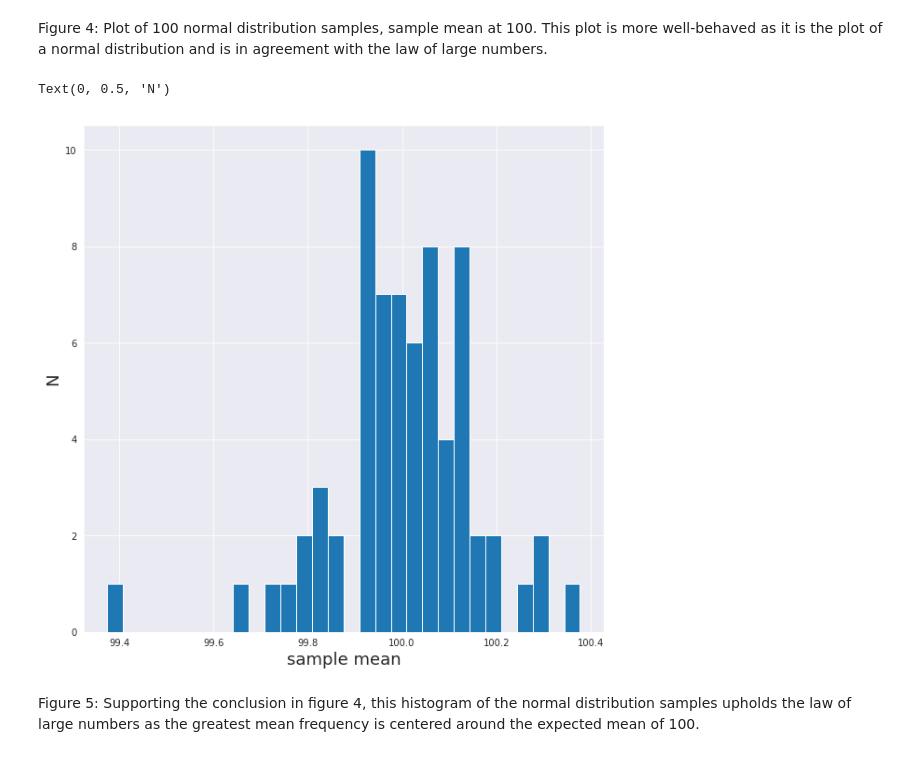
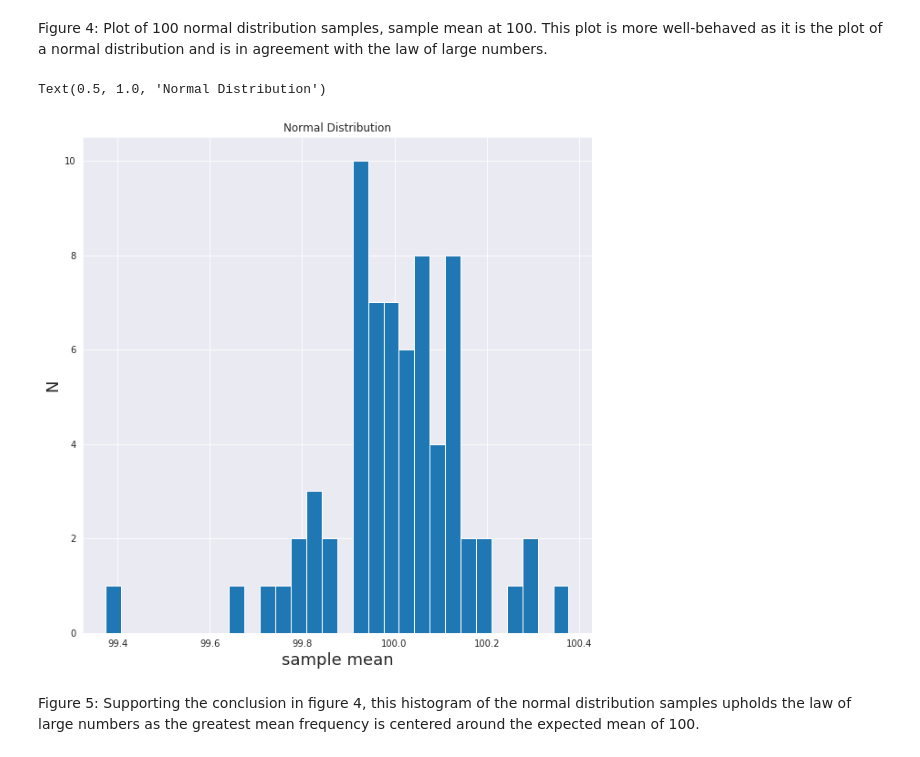
Before and after one commit to samuelmat/DSPS_tFessaras, a Jupyter notebook: HW2/DSPS_tFessaras_HW2_2.ipynb, the cells around one changed output. Cells and saved outputs as stored; diff of their text form; code cells hidden in the pictures.

```diff
--- a/HW2/DSPS_tFessaras_HW2_2.ipynb
+++ b/HW2/DSPS_tFessaras_HW2_2.ipynb
@@ -196,13 +196,14 @@ Figure 4: Plot of 100 normal distribution samples, sample mean at 100. This plot
 # %%
 allmeans = list(md['norm']['means'].values())
 
 pl.figure(figsize=(10, 10))
 pl.hist(allmeans,bins=30)
 pl.xlabel('sample mean', fontsize = 18)
 pl.ylabel('N', fontsize = 18)
+pl.title("Normal Distribution")
 # %% [output]
-Text(0, 0.5, 'N')
+Text(0.5, 1.0, 'Normal Distribution')
-[figure, old version]
+[figure, new version]
 # %% [markdown]
 Figure 5: Supporting the conclusion in figure 4, this histogram of the normal distribution samples upholds the law of large numbers as the greatest mean frequency is centered around the expected mean of 100.
 # %% [markdown]
```
Also changed, not shown: parts of 8 cells of this notebook.
